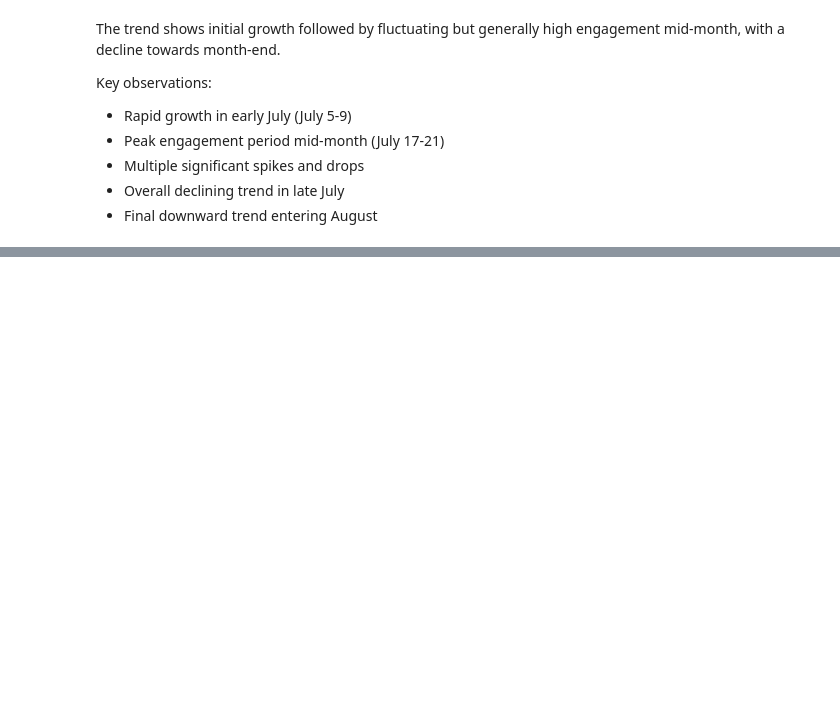
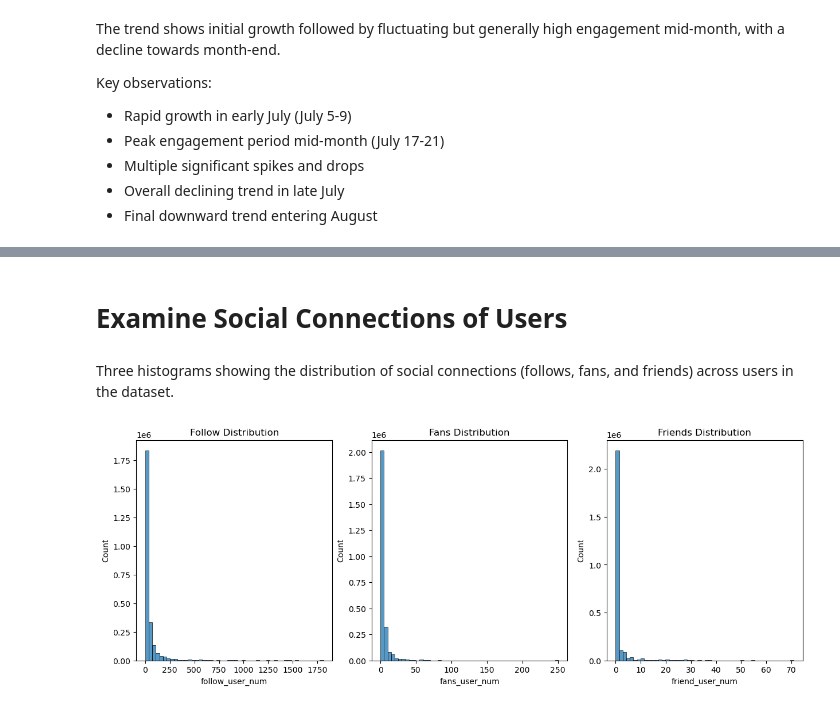
Before and after one commit to jiaawe/kuaishou-recommender, a Jupyter notebook: step2_eda.ipynb, the cells around one changed output, grey strips where cells are left out. Saved outputs shown, nothing was run; the diff lists cells and outputs as text; code cells hidden in the pictures; blank space fills up the shorter version.

```diff
--- a/step2_eda.ipynb
+++ b/step2_eda.ipynb
@@ -359,0 +403,22 @@ Key observations:
+# %% [markdown]
+# Examine Social Connections of Users
+# %% [markdown]
+Three histograms showing the distribution of social connections (follows, fans, and friends) across users in the dataset.
+# %%
+# Distribution of social connections
+plt.figure(figsize=(15, 5))
+
+plt.subplot(131)
+sns.histplot(data=joined_train_data, x='follow_user_num', bins=50)
+plt.title('Follow Distribution')
+
+plt.subplot(132)
+sns.histplot(data=joined_train_data, x='fans_user_num', bins=50)
+plt.title('Fans Distribution')
+
+plt.subplot(133)
+sns.histplot(data=joined_train_data, x='friend_user_num', bins=50)
+plt.title('Friends Distribution')
+plt.show()
+# %% [output]
+[figure, added]
```
Also changed, not shown: parts of 27 cells of this notebook.
